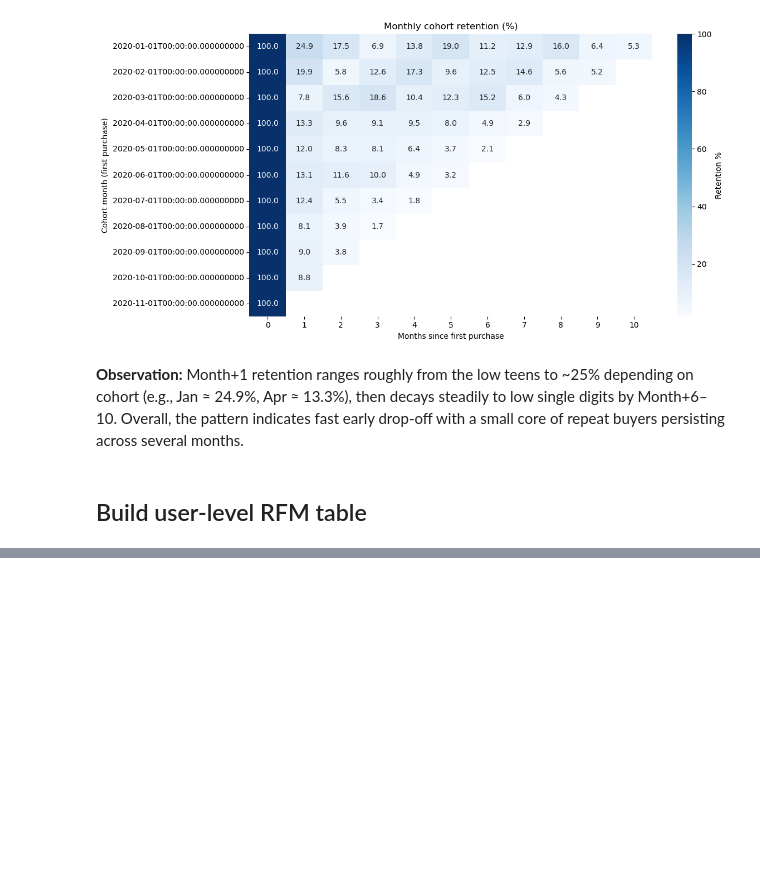
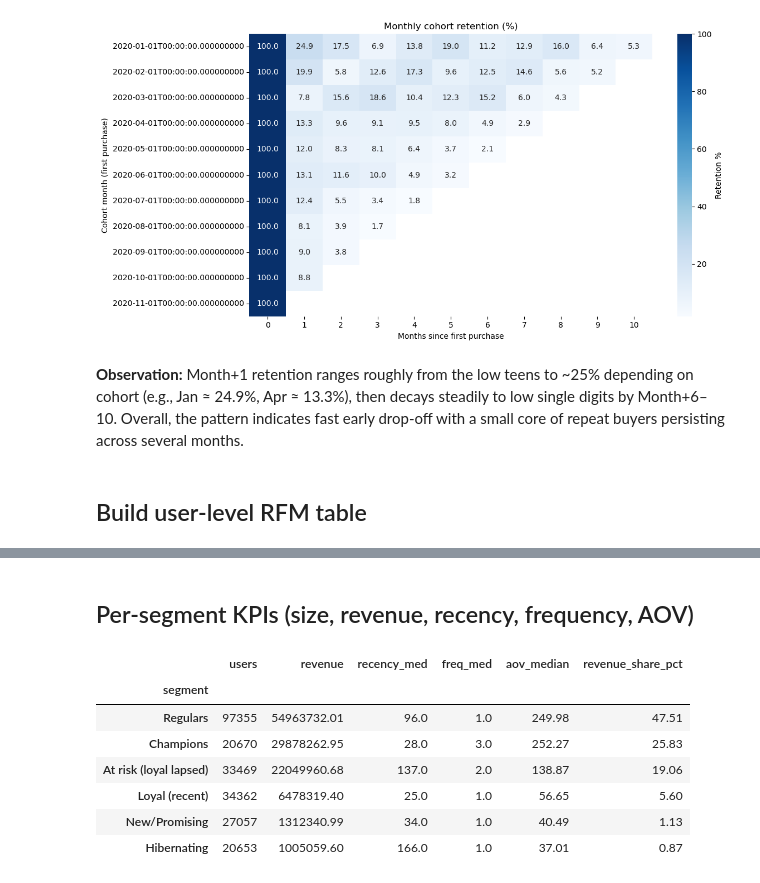
Before and after one commit to ayan978/Customer-Retention-Analysis-and-RFM-Segmentation-in-E-commerce, a Jupyter notebook: notebooks/customer_retention_rfm_segmentation.ipynb, the cells around one changed output, grey strips where cells are left out. Cells and saved outputs as stored; diff of their text form; code cells hidden in the pictures; blank space fills up the shorter version.

```diff
--- a/notebooks/customer_retention_rfm_segmentation.ipynb
+++ b/notebooks/customer_retention_rfm_segmentation.ipynb
@@ -632,0 +736,37 @@ users.head()
+# %% [markdown]
+## Per-segment KPIs (size, revenue, recency, frequency, AOV)
+# %%
+seg_users = (
+    users.groupby("segment").agg(
+        users=("user_id","count"),
+        revenue=("monetary","sum"),
+        recency_med=("recency_days","median"),
+        freq_med=("frequency","median")
+    )
+)
+
+# order-side AOV (winsorized) per segment
+orders_seg = orders.merge(users[["user_id","segment"]], on="user_id", how="left")
+aov_seg = (
+    orders_seg.groupby("segment")["order_revenue_cap"]
+              .median()
+              .rename("aov_median")
+)
+
+# combine + revenue share
+seg_kpis = (
+    seg_users.join(aov_seg, how="left")
+             .assign(revenue_share_pct=lambda d: d["revenue"]/d["revenue"].sum()*100)
+             .sort_values("revenue_share_pct", ascending=False)
+)
+
+seg_kpis.round({"revenue":2,"revenue_share_pct":2,"aov_median":2})
+# %% [output]
+|  | users | revenue | recency_med | freq_med | aov_median | revenue_share_pct |
+| segment |  |  |  |  |  |  |
+| Regulars | 97355 | 54963732.01 | 96.0 | 1.0 | 249.98 | 47.51 |
+| Champions | 20670 | 29878262.95 | 28.0 | 3.0 | 252.27 | 25.83 |
+| At risk (loyal lapsed) | 33469 | 22049960.68 | 137.0 | 2.0 | 138.87 | 19.06 |
+| Loyal (recent) | 34362 | 6478319.40 | 25.0 | 1.0 | 56.65 | 5.60 |
+| New/Promising | 27057 | 1312340.99 | 34.0 | 1.0 | 40.49 | 1.13 |
+| Hibernating | 20653 | 1005059.60 | 166.0 | 1.0 | 37.01 | 0.87 |
```
Also changed, not shown: parts of 13 cells of this notebook.
